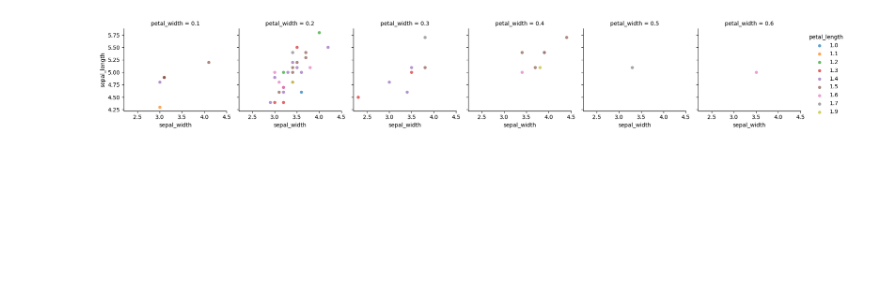
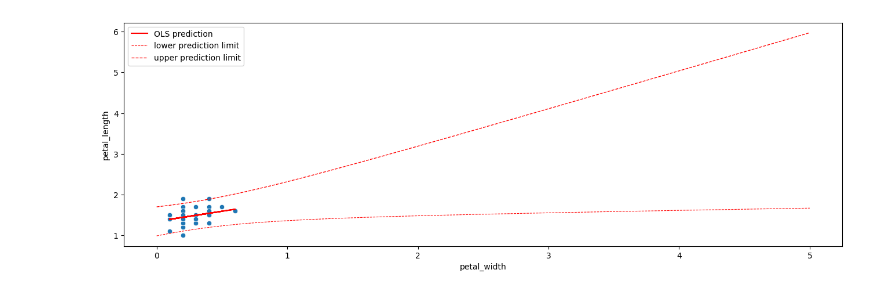
Before and after one commit to CyrilleKolle/statistics-ai, a Jupyter notebook: code/main.ipynb, the cells around one changed output. Cells and saved outputs as stored; diff of their text form; code cells hidden in the pictures; blank space fills up the shorter version.

```diff
--- a/code/main.ipynb
+++ b/code/main.ipynb
@@ -1,4 +6,4 @@
 # %%
 from main import Statistics_ai
 
-petal_width_ci = Statistics_ai(test='petal_width', alph=99)
+petal_width_ci = Statistics_ai(test='petal_width')
@@ -77,4 +143,4 @@ sepal_w.correlation_within_specy('setosa','sepal_length')
 # %%
-petal_width_ci.diagrams('setosa', 'petal_length')
+petal_width_ci.prediction_interval_out_of_our_sample_space('setosa', 'petal_length')
 # %% [output]
-[figure, old version]
+[figure, new version]
```
Also changed, not shown: parts of 27 cells of this notebook, 6 other files.
